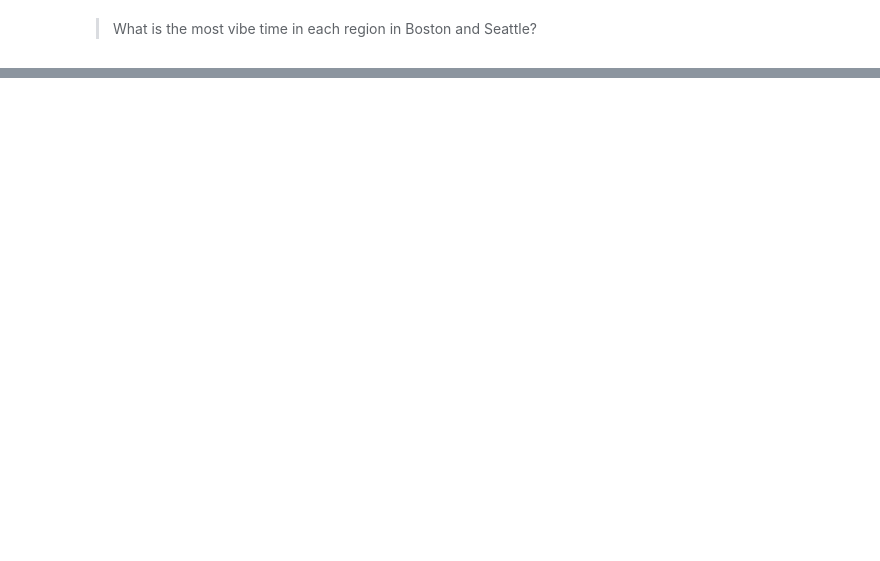
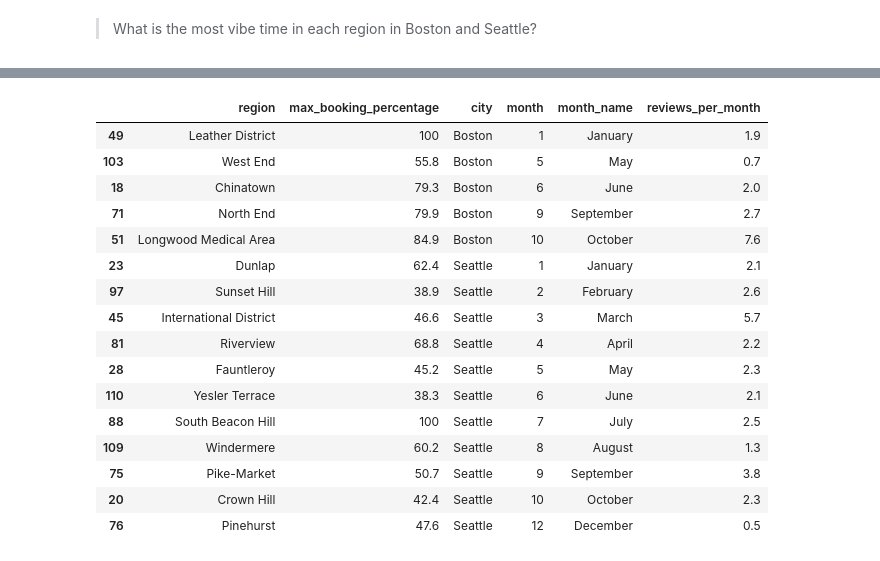
Before and after one commit to GinnCheng/Proj-Kaggle-Airbnb, a Jupyter notebook: main_script.ipynb, the cells around one changed output, grey strips where cells are left out. Cells and saved outputs as stored; diff of their text form; code cells hidden in the pictures; blank space fills up the shorter version.

```diff
--- a/main_script.ipynb
+++ b/main_script.ipynb
@@ -217,0 +305,23 @@ grouped
+# %%
+# find the most vibe region in each month for each city
+max_indx = book_pct_nrew.groupby(by=['city','month']).max_booking_percentage.idxmax().values
+vibe_month = book_pct_nrew.iloc[max_indx]
+vibe_month
+# %% [output]
+|  | region | max_booking_percentage | city | month | month_name | reviews_per_month |
+| 49 | Leather District | 100 | Boston | 1 | January | 1.9 |
+| 103 | West End | 55.8 | Boston | 5 | May | 0.7 |
+| 18 | Chinatown | 79.3 | Boston | 6 | June | 2.0 |
+| 71 | North End | 79.9 | Boston | 9 | September | 2.7 |
+| 51 | Longwood Medical Area | 84.9 | Boston | 10 | October | 7.6 |
+| 23 | Dunlap | 62.4 | Seattle | 1 | January | 2.1 |
+| 97 | Sunset Hill | 38.9 | Seattle | 2 | February | 2.6 |
+| 45 | International District | 46.6 | Seattle | 3 | March | 5.7 |
+| 81 | Riverview | 68.8 | Seattle | 4 | April | 2.2 |
+| 28 | Fauntleroy | 45.2 | Seattle | 5 | May | 2.3 |
+| 110 | Yesler Terrace | 38.3 | Seattle | 6 | June | 2.1 |
+| 88 | South Beacon Hill | 100 | Seattle | 7 | July | 2.5 |
+| 109 | Windermere | 60.2 | Seattle | 8 | August | 1.3 |
+| 75 | Pike-Market | 50.7 | Seattle | 9 | September | 3.8 |
+| 20 | Crown Hill | 42.4 | Seattle | 10 | October | 2.3 |
+| 76 | Pinehurst | 47.6 | Seattle | 12 | December | 0.5 |
```
Also changed, not shown: parts of 23 cells of this notebook.
